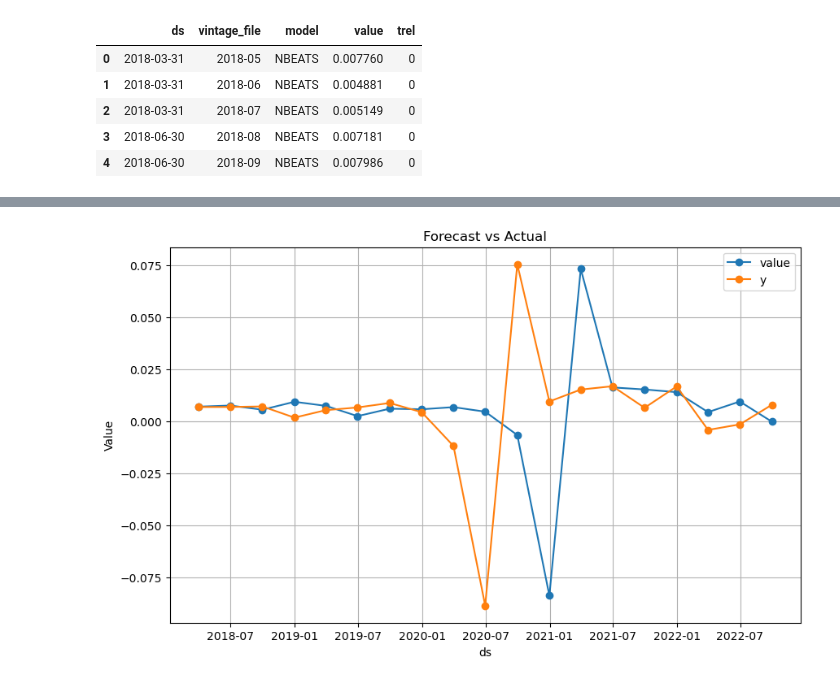
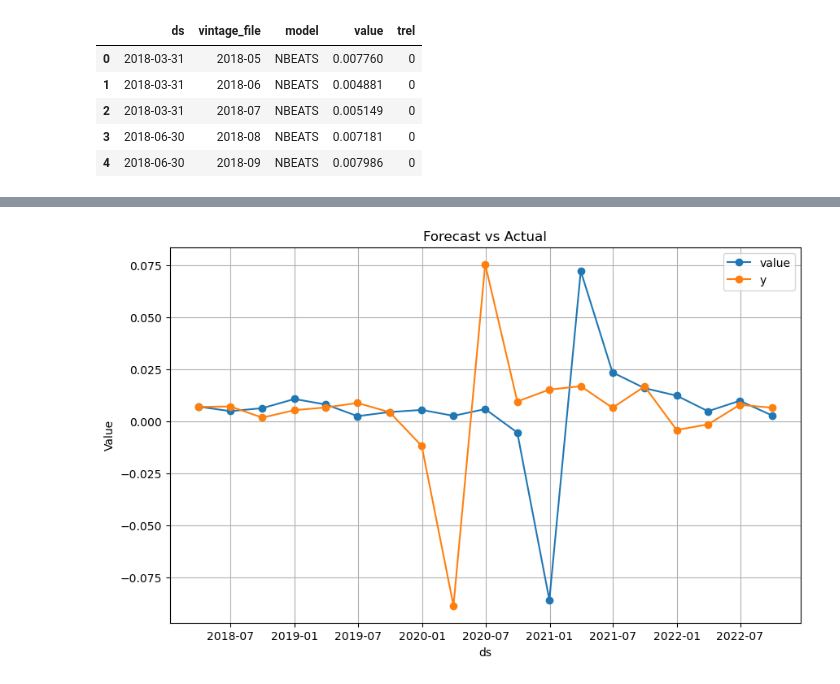
Before and after one commit to Stellenbosch-Econometrics/NowcastingUSGDP, a Jupyter notebook: results/deep_learning/result_analysis.ipynb, the cells around one changed output, grey strips where cells are left out. Saved outputs shown, nothing was run; the diff lists cells and outputs as text; code cells hidden in the pictures.

```diff
--- a/results/deep_learning/result_analysis.ipynb
+++ b/results/deep_learning/result_analysis.ipynb
@@ -103,27 +138,25 @@ merged_df
 | 3479 | 2023-09-30 | 2023-02 | NHITS_robust | 0.008377 | 3 | NaN |
 3480 rows × 6 columns
 # %%
-import matplotlib.pyplot as plt
-
 # Filter the dataframe where model is 'NBEATS' and 'trel' is 0
-filtered_df = merged_df[(merged_df['model'] == 'DilatedRNN') & (merged_df['trel'] == 0)]
+filtered_df = merged_df[(merged_df['model'] == 'RNN') & (merged_df['trel'] == 0)]
 
 every_third = filtered_df.iloc[2::3, :]
 
 # Plot 'ds' against 'value' and 'y'
 plt.figure(figsize=(10, 6))
 
 # Plot 'value' with 'ds'
 plt.plot(every_third['ds'], every_third['value'], marker='o', label='value')
 
 # Plot 'y' with 'ds'
 plt.plot(every_third['ds'], every_third['y'], marker='o', label='y')
 
 plt.xlabel('ds')
 plt.ylabel('Value')
 plt.title('Forecast vs Actual')
 plt.legend()
 plt.grid(True)
 plt.show()
 # %% [output]
-[figure, old version]
+[figure, new version]
```
Also changed, not shown: parts of 5 cells of this notebook, 2 other files.
